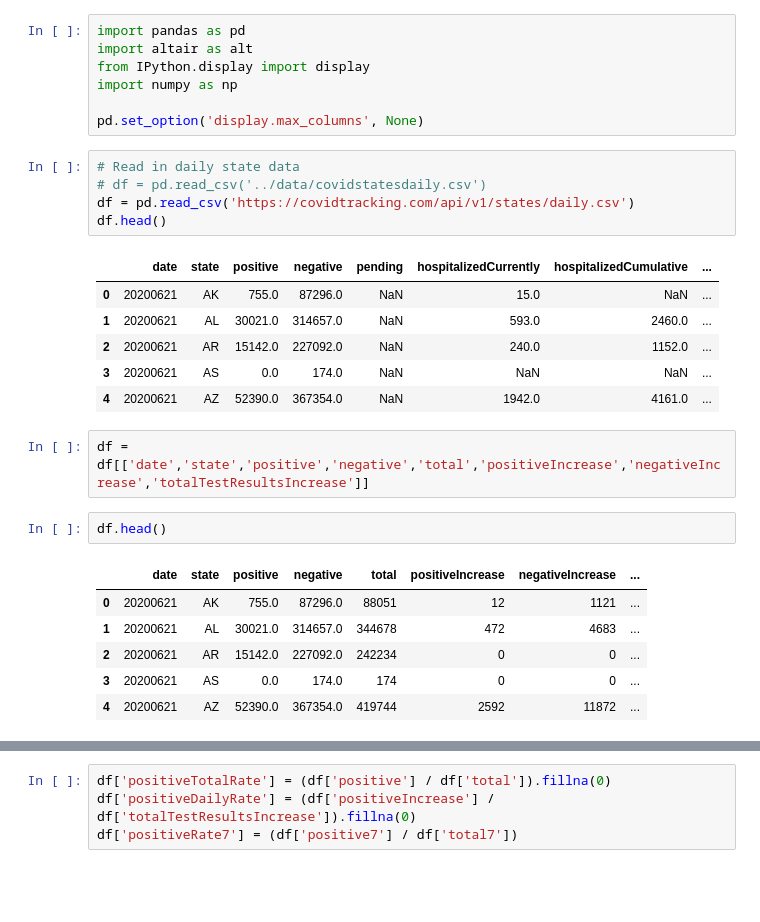
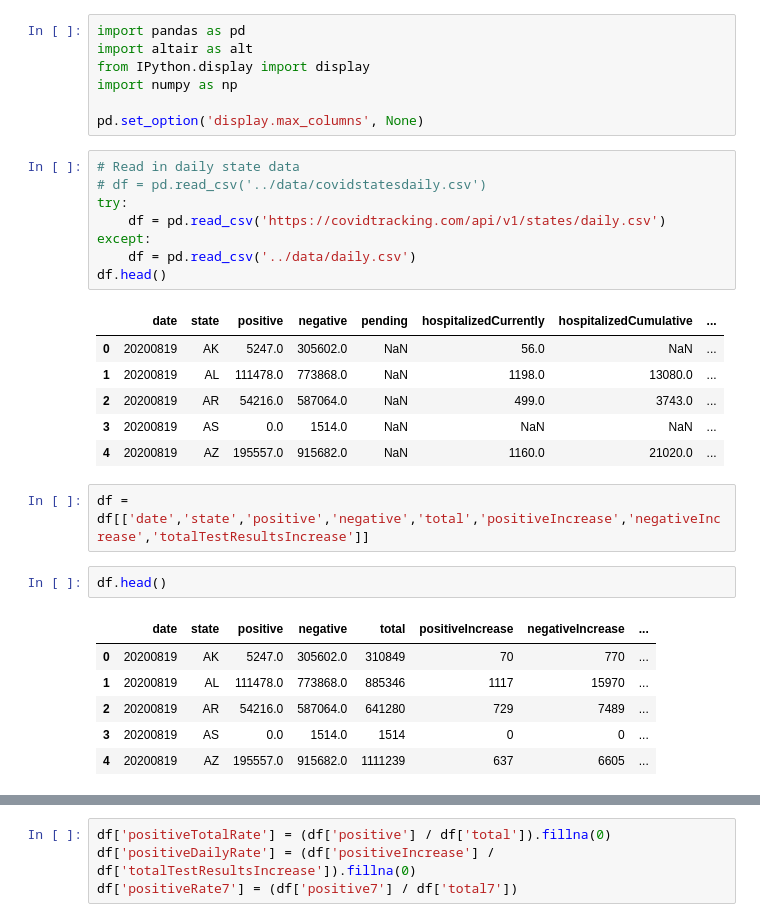
Before and after one commit to Tyler-Gatech/knightly_stats, a Jupyter notebook: notebooks/covidtesting.ipynb, the cells around one changed output, grey strips where cells are left out. Cells and saved outputs as stored; diff of their text form; blank space fills up the shorter version.

```diff
--- a/notebooks/covidtesting.ipynb
+++ b/notebooks/covidtesting.ipynb
@@ -8,26 +8,29 @@ pd.set_option('display.max_columns', None)
 # %%
 # Read in daily state data
 # df = pd.read_csv('../data/covidstatesdaily.csv')
-df = pd.read_csv('https://covidtracking.com/api/v1/states/daily.csv')
+try:
+    df = pd.read_csv('https://covidtracking.com/api/v1/states/daily.csv')
+except:
+    df = pd.read_csv('../data/daily.csv')
 df.head()
 # %% [output]
 |  | date | state | positive | negative | pending | hospitalizedCurrently | hospitalizedCumulative | ... |
-| 0 | 20200621 | AK | 755.0 | 87296.0 | NaN | 15.0 | NaN | ... |
-| 1 | 20200621 | AL | 30021.0 | 314657.0 | NaN | 593.0 | 2460.0 | ... |
-| 2 | 20200621 | AR | 15142.0 | 227092.0 | NaN | 240.0 | 1152.0 | ... |
-| 3 | 20200621 | AS | 0.0 | 174.0 | NaN | NaN | NaN | ... |
-| 4 | 20200621 | AZ | 52390.0 | 367354.0 | NaN | 1942.0 | 4161.0 | ... |
+| 0 | 20200819 | AK | 5247.0 | 305602.0 | NaN | 56.0 | NaN | ... |
+| 1 | 20200819 | AL | 111478.0 | 773868.0 | NaN | 1198.0 | 13080.0 | ... |
+| 2 | 20200819 | AR | 54216.0 | 587064.0 | NaN | 499.0 | 3743.0 | ... |
+| 3 | 20200819 | AS | 0.0 | 1514.0 | NaN | NaN | NaN | ... |
+| 4 | 20200819 | AZ | 195557.0 | 915682.0 | NaN | 1160.0 | 21020.0 | ... |
 # %%
 df = df[['date','state','positive','negative','total','positiveIncrease','negativeIncrease','totalTestResultsIncrease']]
 # %%
 df.head()
 # %% [output]
 |  | date | state | positive | negative | total | positiveIncrease | negativeIncrease | ... |
-| 0 | 20200621 | AK | 755.0 | 87296.0 | 88051 | 12 | 1121 | ... |
-| 1 | 20200621 | AL | 30021.0 | 314657.0 | 344678 | 472 | 4683 | ... |
-| 2 | 20200621 | AR | 15142.0 | 227092.0 | 242234 | 0 | 0 | ... |
-| 3 | 20200621 | AS | 0.0 | 174.0 | 174 | 0 | 0 | ... |
-| 4 | 20200621 | AZ | 52390.0 | 367354.0 | 419744 | 2592 | 11872 | ... |
+| 0 | 20200819 | AK | 5247.0 | 305602.0 | 310849 | 70 | 770 | ... |
+| 1 | 20200819 | AL | 111478.0 | 773868.0 | 885346 | 1117 | 15970 | ... |
+| 2 | 20200819 | AR | 54216.0 | 587064.0 | 641280 | 729 | 7489 | ... |
+| 3 | 20200819 | AS | 0.0 | 1514.0 | 1514 | 0 | 0 | ... |
+| 4 | 20200819 | AZ | 195557.0 | 915682.0 | 1111239 | 637 | 6605 | ... |
 # %%
 df = df.sort_values(by='date')
 
```
Also changed, not shown: parts of 8 cells of this notebook, 1 other file.
